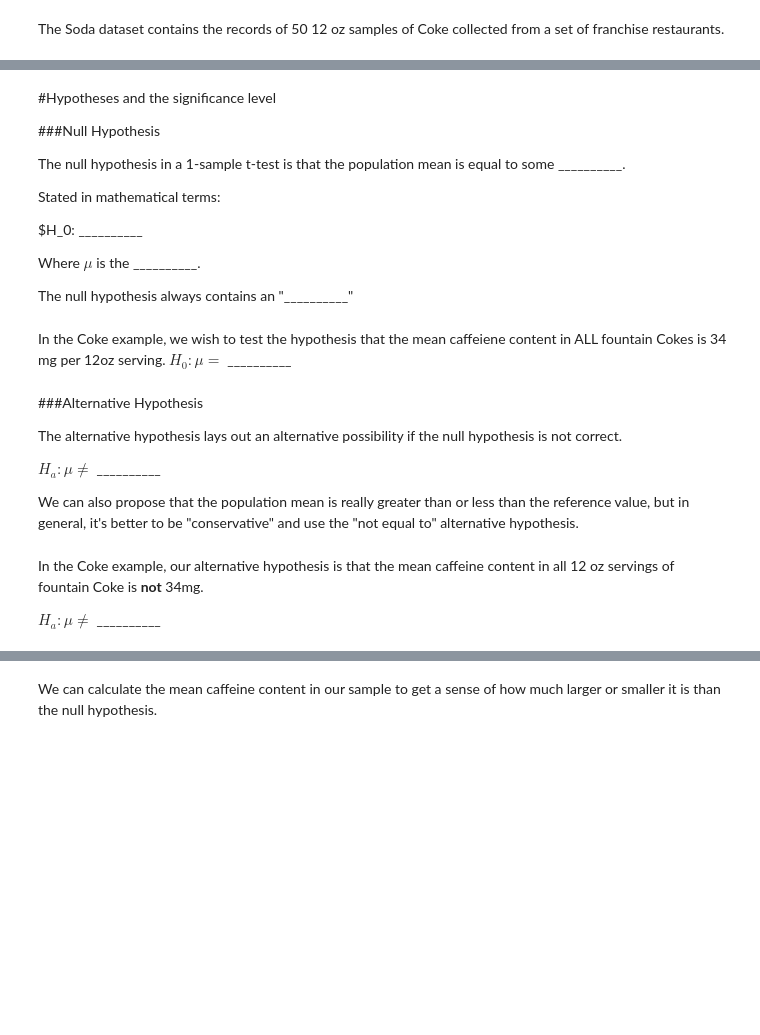
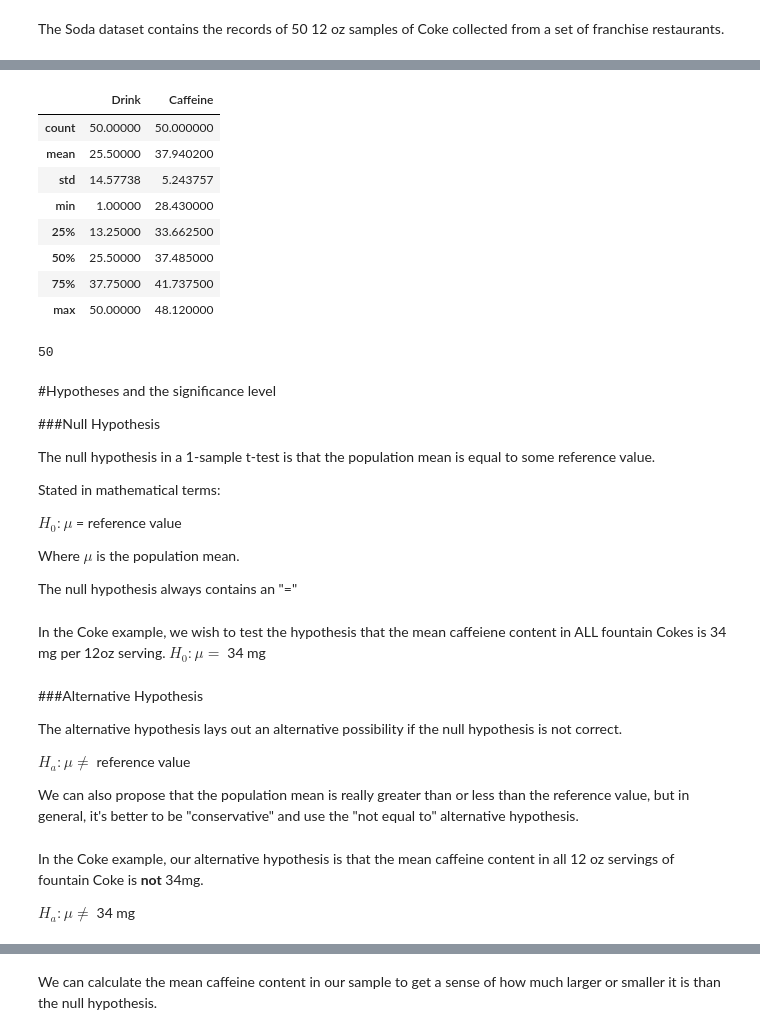
Before and after one commit to write2nk/DS-Unit-1-Sprint-2-Statistics, a Jupyter notebook: module1-hypothesis-ttests/LS_DS_121_t_tests.ipynb, the cells around one changed output, grey strips where cells are left out. Cells and saved outputs as stored; diff of their text form; code cells hidden in the pictures; blank space fills up the shorter version.

```diff
--- a/module1-hypothesis-ttests/LS_DS_121_t_tests.ipynb
+++ b/module1-hypothesis-ttests/LS_DS_121_t_tests.ipynb
@@ -132,32 +130,48 @@ df.head()
+# %%
+df.describe()
+# %% [output]
+|  | Drink | Caffeine |
+| count | 50.00000 | 50.000000 |
+| mean | 25.50000 | 37.940200 |
+| std | 14.57738 | 5.243757 |
+| min | 1.00000 | 28.430000 |
+| 25% | 13.25000 | 33.662500 |
+| 50% | 25.50000 | 37.485000 |
+| 75% | 37.75000 | 41.737500 |
+| max | 50.00000 | 48.120000 |
+# %%
+df['Drink'].nunique()
+# %% [output]
+50
 # %% [markdown]
 #Hypotheses and the significance level
 
 ###Null Hypothesis
 
-The null hypothesis in a 1-sample t-test is that the population mean is equal to some __________.
+The null hypothesis in a 1-sample t-test is that the population mean is equal to some reference value.
 
 Stated in mathematical terms:
 
-$H_0: __________
+$H_0: \mu$ = reference value
 
-Where $\mu$ is the __________.
+Where $\mu$ is the population mean.
 
-The null hypothesis always contains an "__________"
+The null hypothesis always contains an "="
 # %% [markdown]
 In the Coke example, we wish to test the hypothesis that the mean caffeiene content in ALL fountain Cokes is 34 mg per 12oz serving.
-$H_0: \mu =$ __________
+$H_0: \mu =$ 34 mg
 # %% [markdown]
 ###Alternative Hypothesis
 
 The alternative hypothesis lays out an alternative possibility if the null hypothesis is not correct.
 
-$H_a: \mu \neq$ __________
+$H_a: \mu \neq$ reference value
 
 We can also propose that the population mean is really greater than or less than the reference value, but in general, it's better to be "conservative" and use the "not equal to" alternative hypothesis.
 # %% [markdown]
 In the Coke example, our alternative hypothesis is that the mean caffeine content in all 12 oz servings of fountain Coke is **not** 34mg.
 
-$H_a: \mu \neq$ __________
+$H_a: \mu \neq$ 34 mg
 # %% [markdown]
 ###Sigificance Level
 
```
Also changed, not shown: parts of 15 cells of this notebook.
